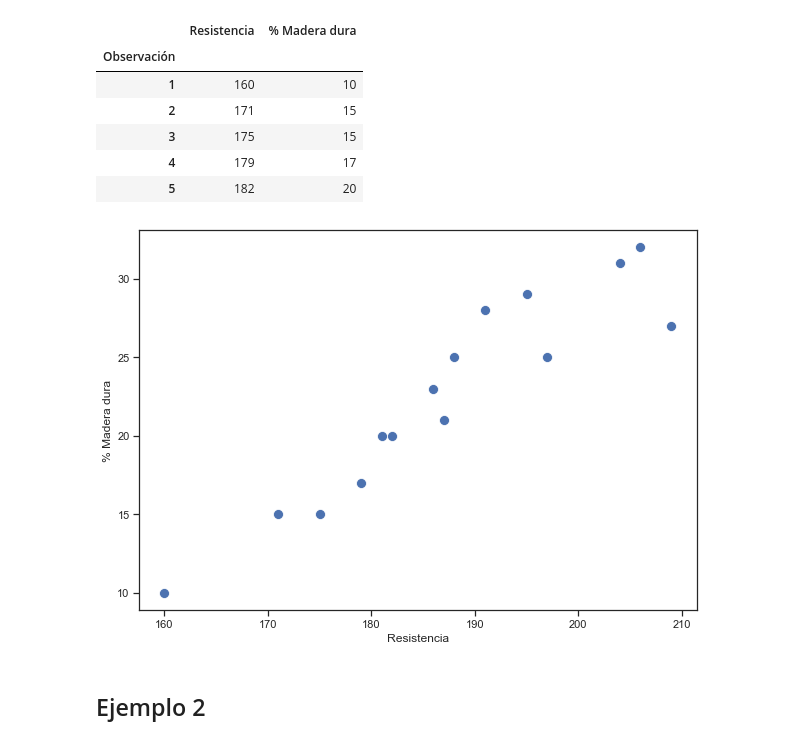
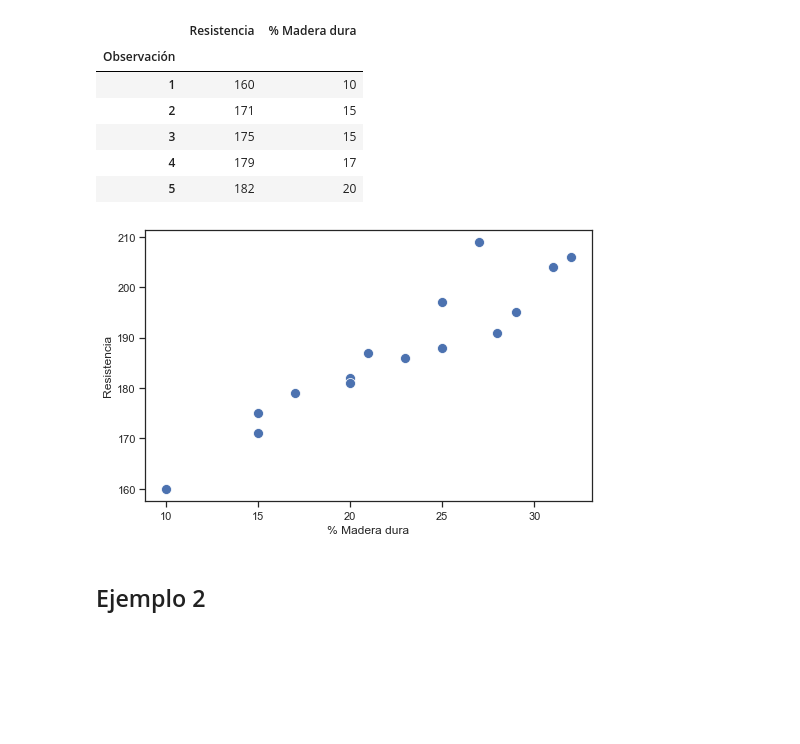
Before and after one commit to OPALO-ESTADISTICA/Estadistica, a Jupyter notebook: Regresión lineal.ipynb, the cells around one changed output. Cells and saved outputs as stored; diff of their text form; code cells hidden in the pictures; blank space fills up the shorter version.

```diff
--- a/Regresión lineal.ipynb
+++ b/Regresión lineal.ipynb
@@ -18,12 +18,12 @@ data.head()
 | 4 | 179 | 17 |
 | 5 | 182 | 20 |
 # %%
-plt.figure(figsize=(10,7))
-sns.scatterplot(x="Resistencia", y="% Madera dura",data= data, s=100)
-plt.savefig("Dispersión.jpg")
+plt.figure(figsize=(8,5))
+sns.scatterplot(y="Resistencia", x="% Madera dura",data= data, s=100)
+plt.savefig("Dispersión.jpg") # Guardar imágenes
 plt.show()
 # %% [output]
-[figure, old version]
+[figure, new version]
 # %% [markdown]
 ## Ejemplo 2
 # %%
```
Also changed, not shown: 16 other files.
